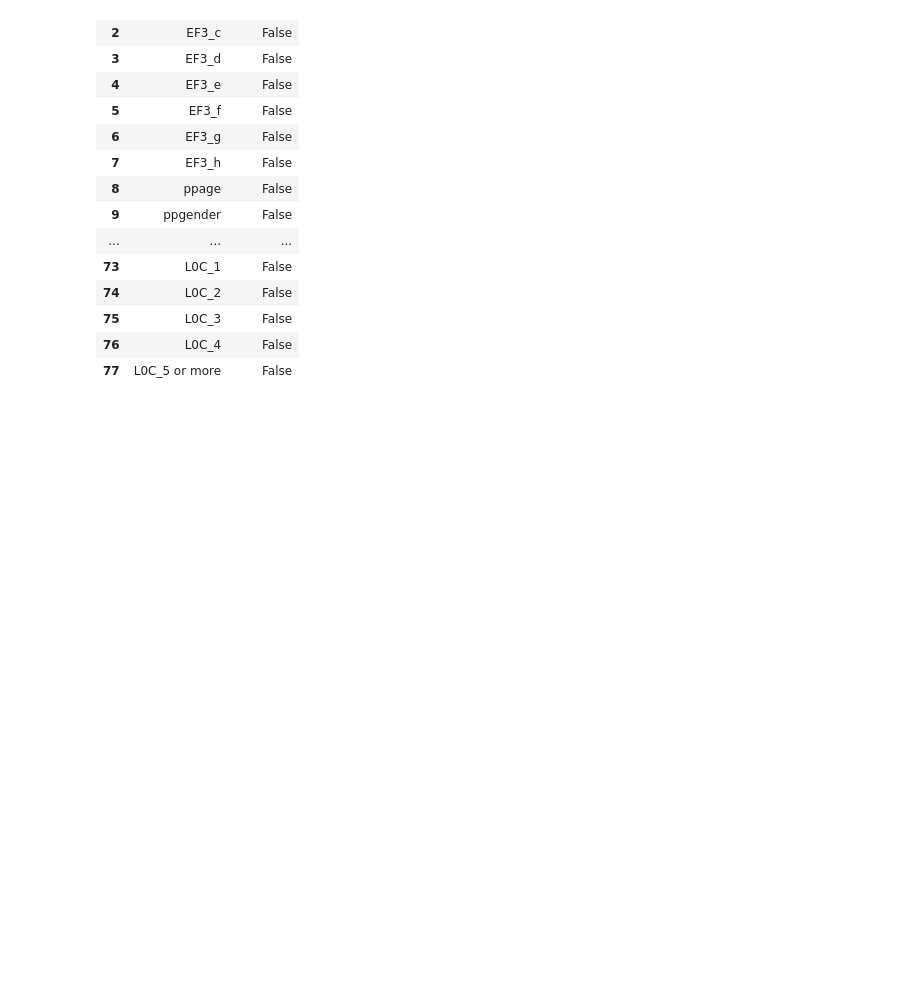
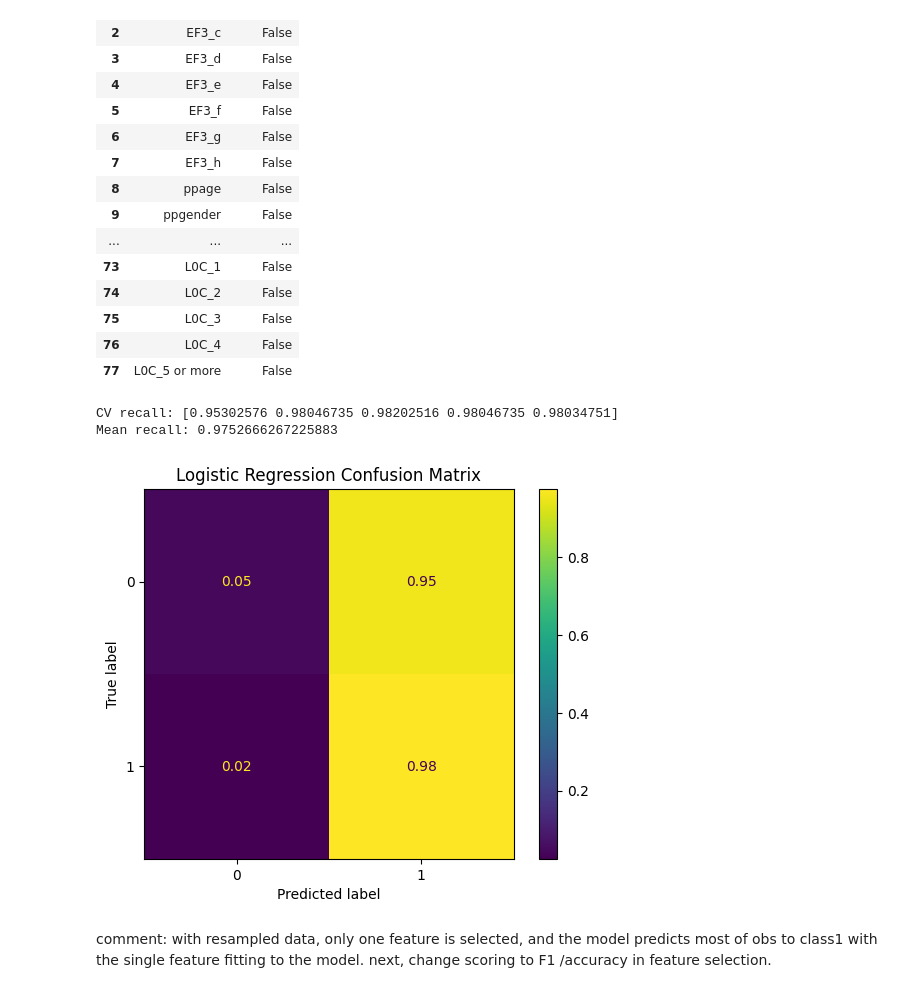
Before and after one commit to mw1296/DSAN5300, a Jupyter notebook: dsan5300_group1_final_project/code.ipynb, the cells around one changed output. Saved outputs shown, nothing was run; the diff lists cells and outputs as text; code cells hidden in the pictures; blank space fills up the shorter version.

Commit message:
update svc feature selection

```diff
--- a/dsan5300_group1_final_project/code.ipynb
+++ b/dsan5300_group1_final_project/code.ipynb
@@ -841,8 +841,8 @@ print("After:", Counter(y_resampled))
 Before: Counter({0: 41725, 1: 5511})
 After: Counter({0: 41725, 1: 41725})
 # %%
-# repeat feature selection
-BNPL1_logit_model = LogisticRegression(max_iter=2000)
+# repeat feature selection with recall
+BNPL1_logit_model = LogisticRegression(C = 1, max_iter=2000) # high iterations with medium penalty
 
 rfecv = RFECV(
     estimator=BNPL1_logit_model,
@@ -880,3 +883,38 @@ pd.DataFrame({
 | 75 | L0C_3 | False |
 | 76 | L0C_4 | False |
 | 77 | L0C_5 or more | False |
+# %%
+# a glimpse of accuracy
+
+X_selected = X_resampled[selected_features]
+
+scores = cross_val_score(
+    BNPL1_logit_model,
+    X_selected,
+    y_resampled,
+    cv=5,
+    scoring='recall'
+)
+
+print("CV recall:", scores)
+print("Mean recall:", scores.mean())
+# %% [output]
+CV recall: [0.95302576 0.98046735 0.98202516 0.98046735 0.98034751]
+Mean recall: 0.9752666267225883
+# %%
+# fit logistic regression model
+BNPL1_logit_model.fit(X_selected, y_resampled)
+y_pred = BNPL1_logit_model.predict(X_selected)
+
+# confusion matrix
+BNPL1_logit_cm = confusion_matrix(y_resampled, y_pred, normalize='true')
+
+# display cm
+BNPL1_logit_cm_plot = ConfusionMatrixDisplay(confusion_matrix=BNPL1_logit_cm)
+BNPL1_logit_cm_plot.plot(values_format=".2f")
+plt.title('Logistic Regression Confusion Matrix')
+plt.show()
+# %% [output]
+[figure, added]
+# %% [markdown]
+comment: with resampled data, only one feature is selected, and the model predicts most of obs to class1 with the single feature fitting to the model. next, change scoring to F1 /accuracy in feature selection.
```
Also changed, not shown: parts of 13 cells of this notebook, 6 other files.
